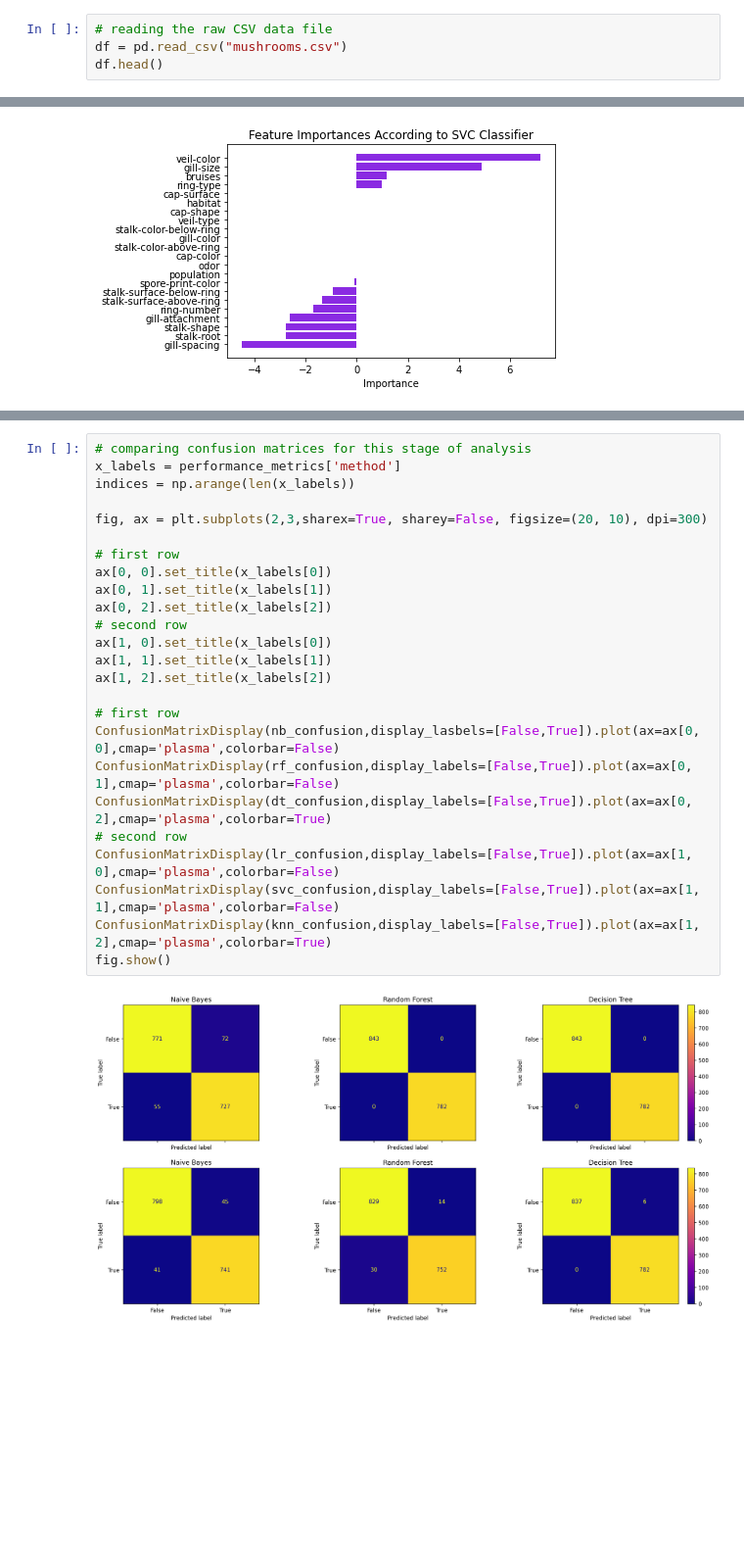
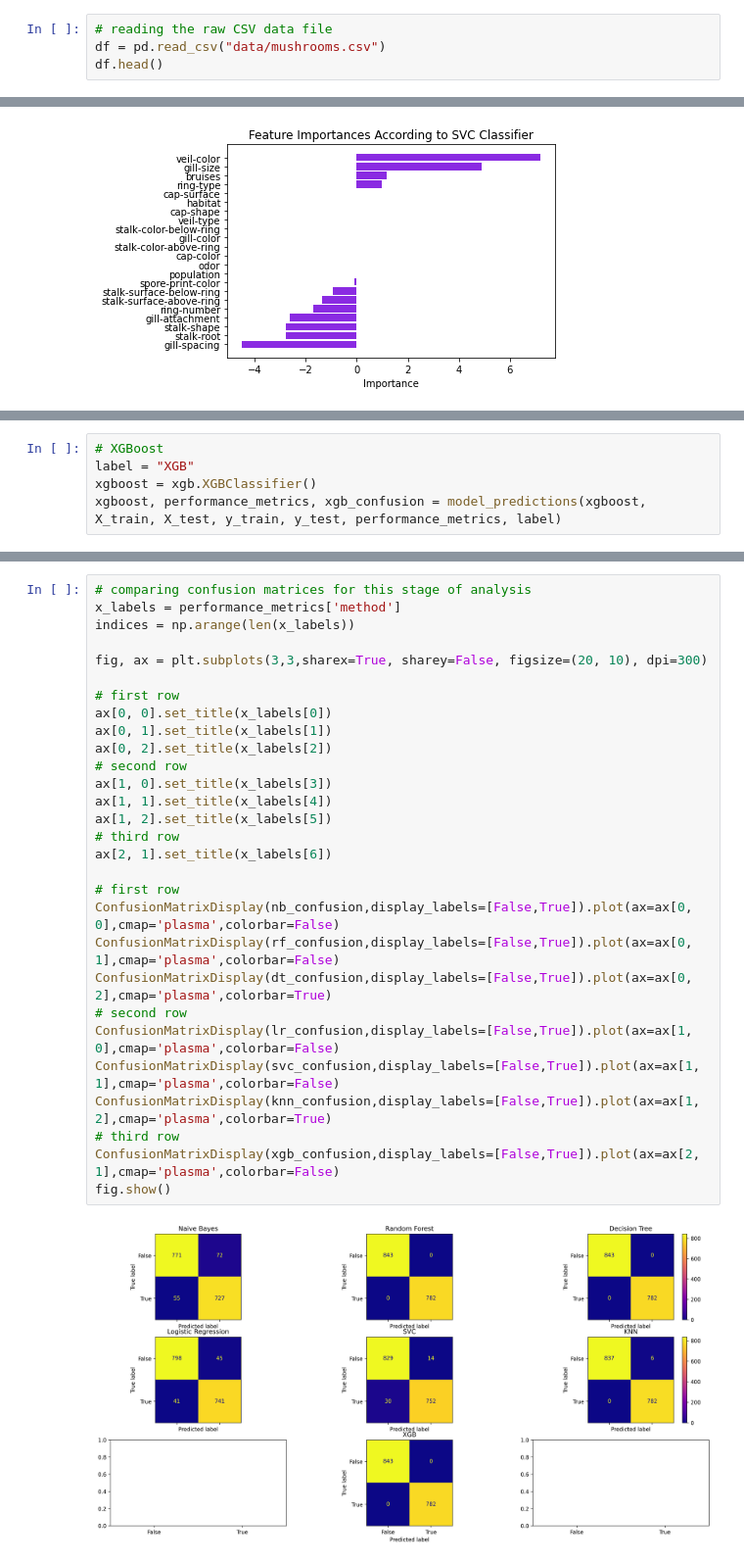
Before and after one commit to awesomecosmos/Mushroom-Classification, a Jupyter notebook: mushroom_classification.ipynb, the cells around one changed output, grey strips where cells are left out. Shown at 98% size. Drawn from its saved outputs; the diff is of its cells as text; blank space fills up the shorter version.

Commit message:
changed file structure + added XGBoost

```diff
--- a/mushroom_classification.ipynb
+++ b/mushroom_classification.ipynb
@@ -136,7 +136,7 @@ def feature_importance_visualizer_for_nonstandards(X, model, label, color, grid=
 In this section, we explore the raw dataset and clean it for later use.
 # %%
 # reading the raw CSV data file
-df = pd.read_csv("mushrooms.csv")
+df = pd.read_csv("data/mushrooms.csv")
 df.head()
 # %% [output]
 |  | class | cap-shape | cap-surface | cap-color | bruises | odor | gill-attachment | gill-spacing | ... |
@@ -407,6 +407,11 @@ feature_importance_visualizer_for_nonstandards(X, svc, label, color="blueviolet"
 label = "KNN"
 knn = KNeighborsClassifier()
 knn, performance_metrics, knn_confusion = model_predictions(knn, X_train, X_test, y_train, y_test, performance_metrics, label)
+# %%
+# XGBoost
+label = "XGB"
+xgboost = xgb.XGBClassifier()
+xgboost, performance_metrics, xgb_confusion = model_predictions(xgboost, X_train, X_test, y_train, y_test, performance_metrics, label)
 # %%
 performance_metrics
 # %% [output]
@@ -420,30 +426,34 @@ performance_metrics
 # %%
 # comparing confusion matrices for this stage of analysis
 x_labels = performance_metrics['method']
 indices = np.arange(len(x_labels))
 
-fig, ax = plt.subplots(2,3,sharex=True, sharey=False, figsize=(20, 10), dpi=300)
+fig, ax = plt.subplots(3,3,sharex=True, sharey=False, figsize=(20, 10), dpi=300)
 
 # first row
 ax[0, 0].set_title(x_labels[0])
 ax[0, 1].set_title(x_labels[1])
 ax[0, 2].set_title(x_labels[2])
 # second row
-ax[1, 0].set_title(x_labels[0])
-ax[1, 1].set_title(x_labels[1])
-ax[1, 2].set_title(x_labels[2])
+ax[1, 0].set_title(x_labels[3])
+ax[1, 1].set_title(x_labels[4])
+ax[1, 2].set_title(x_labels[5])
+# third row
+ax[2, 1].set_title(x_labels[6])
 
 # first row
-ConfusionMatrixDisplay(nb_confusion,display_lasbels=[False,True]).plot(ax=ax[0, 0],cmap='plasma',colorbar=False)
+ConfusionMatrixDisplay(nb_confusion,display_labels=[False,True]).plot(ax=ax[0, 0],cmap='plasma',colorbar=False)
 ConfusionMatrixDisplay(rf_confusion,display_labels=[False,True]).plot(ax=ax[0, 1],cmap='plasma',colorbar=False)
 ConfusionMatrixDisplay(dt_confusion,display_labels=[False,True]).plot(ax=ax[0, 2],cmap='plasma',colorbar=True)
 # second row
 ConfusionMatrixDisplay(lr_confusion,display_labels=[False,True]).plot(ax=ax[1, 0],cmap='plasma',colorbar=False)
 ConfusionMatrixDisplay(svc_confusion,display_labels=[False,True]).plot(ax=ax[1, 1],cmap='plasma',colorbar=False)
 ConfusionMatrixDisplay(knn_confusion,display_labels=[False,True]).plot(ax=ax[1, 2],cmap='plasma',colorbar=True)
+# third row
+ConfusionMatrixDisplay(xgb_confusion,display_labels=[False,True]).plot(ax=ax[2, 1],cmap='plasma',colorbar=False)
 fig.show()
 # %% [output]
-[figure, old version]
+[figure, new version]
 # %%
 # comparing all metrics for this stage of analysis
 fig, ax = plt.subplots(1, 4, sharex=True, sharey=False, figsize=(20, 5), dpi=300)
```
Also changed, not shown: parts of 4 cells of this notebook, 3 other files.
